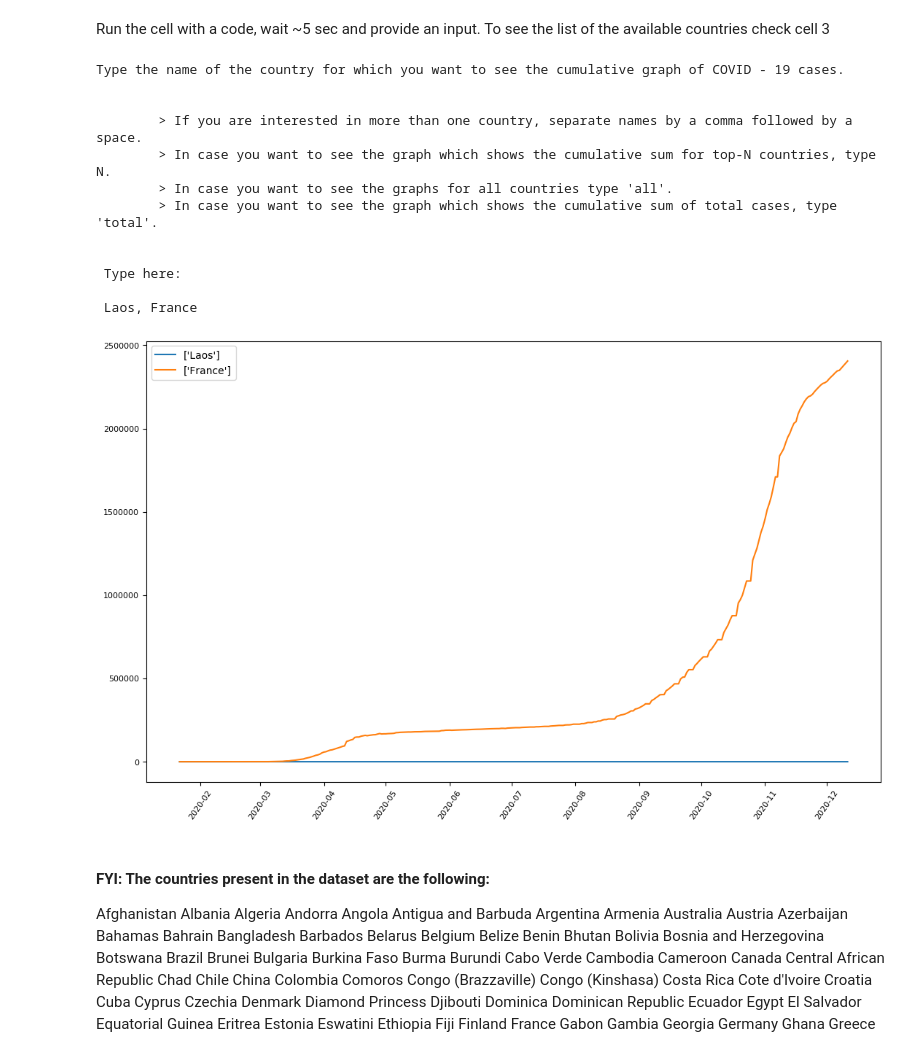
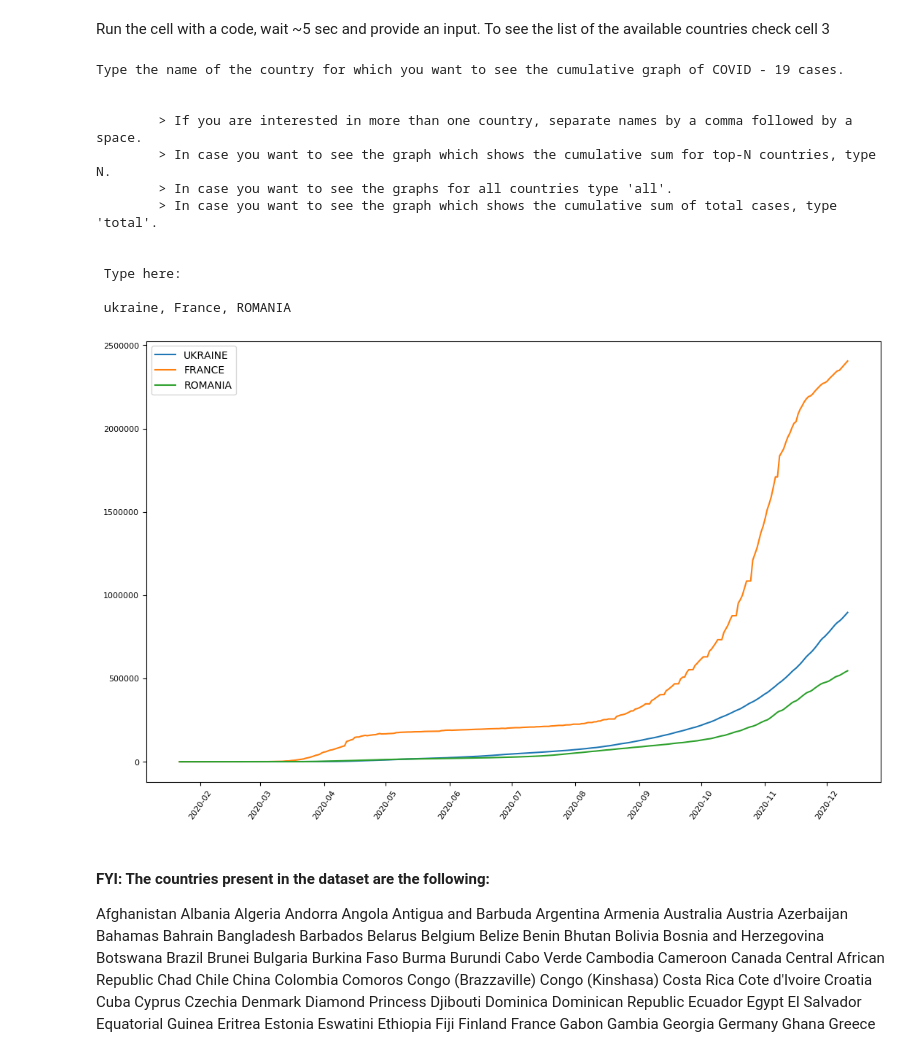
Before and after one commit to AnnLyma/covid_19_stat, a Jupyter notebook: cumulative_graphs.ipynb, the cells around one changed output. Drawn from its saved outputs; the diff is of its cells as text; code cells hidden in the pictures.

```diff
--- a/cumulative_graphs.ipynb
+++ b/cumulative_graphs.ipynb
@@ -26,7 +26,7 @@ dfg = dfl.groupby('Country/Region').sum()
 dft = dfg.T.copy()
 # reset index
 dft = dft.copy().reset_index()
-
+dft.columns = map(str.lower, dft.columns)
 
 # define a variable to be able to \
 # tell the user what countries are present in the dataset
@@ -61,6 +61,7 @@ def us_input():
 	else:
 		# TODO: handle userinput better (accept arguments in commandline)
 		userinput = userinput.split(', ')
+		userinput = [i.lower() for i in userinput]
 		return(userinput)
 
 # This function will build the charts depending on userinput
@@ -79,6 +80,7 @@ def build_graph(*args):
 				dft1['date'] = pd.to_datetime(dft1['index'])
 				# drop the index column, which is redundant now
 				dft1 = dft1.drop(['index'], axis=1)
+				dft1.columns = map(str.upper, dft1.columns)
 				# define new variable for better readability
 				countr_all = dft1
 				# define a new variable, with the date column dropped.
@@ -118,7 +120,9 @@ def build_graph(*args):
 						plt.xticks(rotation = 55, fontsize = 8)
 						plt.yticks(fontsize = 8)
 						dft['date'] = pd.to_datetime(dft['index'])
-						plt.plot(dft.date, dft[[arg]], label = dft[[arg]].columns.values)
+						for_legend = dft[[arg]].columns.values
+						for_legend = for_legend[0].upper()
+						plt.plot(dft.date, dft[[arg]], label = for_legend)
 						plt.legend(ncol = 1)
 # 						plt.show()
 
@@ -142,36 +146,36 @@ def build_graph(*args):
 			# find the last date in dataset
 			for col in countries_sum.columns[-1]:
 				coln += col
 			last_date = coln
 			# find top countries for the last date
 			top_x = countries_sum[last_date].nlargest(arg).index
 			#print(top_x)
 			# check what data is there if needed
 			# top_x_d = countries_sum.loc[top_x]
 
 			#draw a chart
 			ax.plot(countries_sum.loc[top_x].T)
 			plt.title ('Cumulative cases in top ' + str(arg) + ' Countries', fontsize = 20)
 			plt.xticks(rotation = 55, fontsize = 8)
-			plt.legend(countries_sum.loc[top_x].T, fontsize = 8, ncol = 1, loc = "upper left")
+			plt.legend(countries_sum.loc[top_x].T, fontsize = 8, ncol = 3, loc = "upper left")
 			plt.show()
 
 # execute the code
 build_graph(us_input())
 # %% [output]
 Type the name of the country for which you want to see the cumulative graph of COVID - 19 cases.
 
 
         > If you are interested in more than one country, separate names by a comma followed by a space.
         > In case you want to see the graph which shows the cumulative sum for top-N countries, type N.
         > In case you want to see the graphs for all countries type 'all'.
         > In case you want to see the graph which shows the cumulative sum of total cases, type 'total'.
 
 
  Type here:
 
- Laos, France
+ ukraine, France, ROMANIA
-[figure, old version]
+[figure, new version]
 # %% [markdown]
 #### FYI: The countries present in the dataset are the following:
 
```
